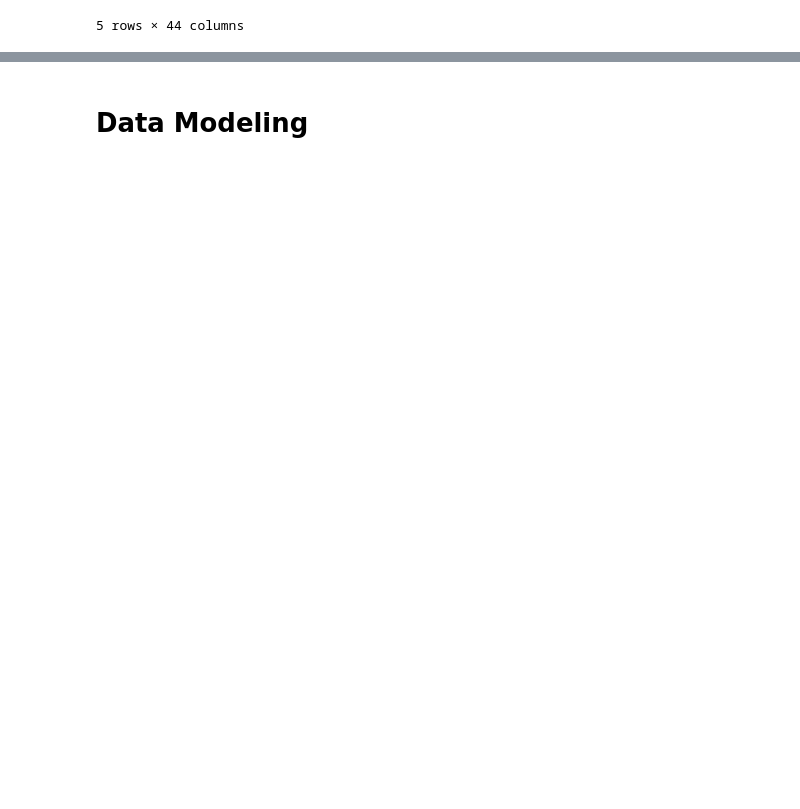
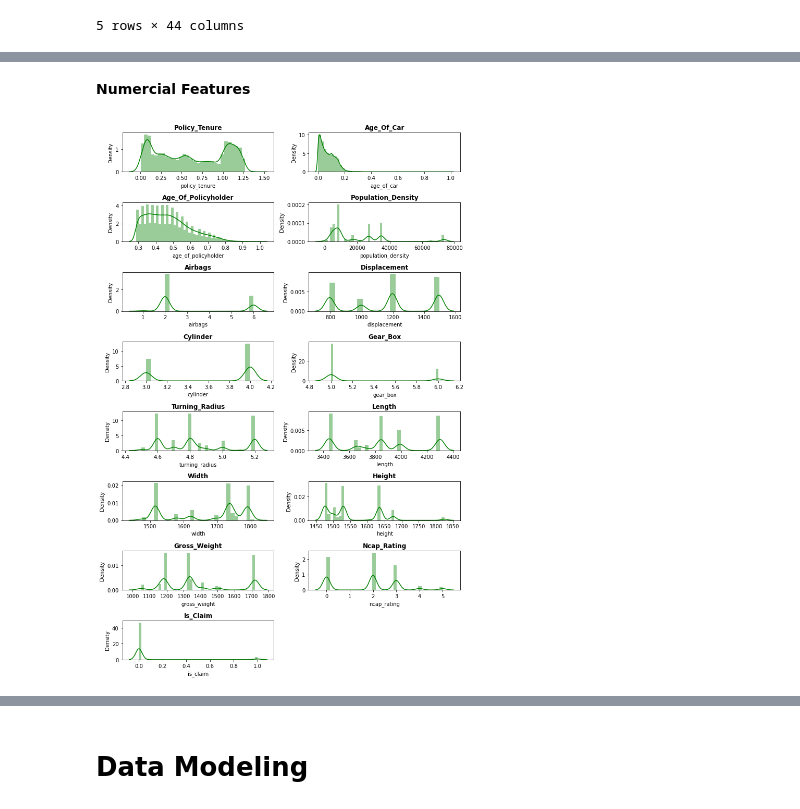
Before and after one commit to vikizzz/car_insurance_claim_prediction, a Jupyter notebook: Car Insurance Claim Prediction.ipynb, the cells around one changed output, grey strips where cells are left out. Drawn from its saved outputs; the diff is of its cells as text; code cells hidden in the pictures; blank space fills up the shorter version.

```diff
--- a/Car Insurance Claim Prediction.ipynb
+++ b/Car Insurance Claim Prediction.ipynb
@@ -67,0 +115,13 @@ Include cells that describe the steps in your data analysis.
+# %%
+#we need to drop some features that are not important for our analysis
+data = data.drop(columns=['policy_id',"area_cluster","make", "model"])
+# %%
+#categorical features
+categorical = data.select_dtypes(include =[np.object])
+print("Categorical Features in DataSet:",categorical.shape[1])
+print(categorical.columns)
+
+#numerical features
+numerical= data.select_dtypes(include =[np.float64,np.int64])
+print("Numerical Features in DataSet:",numerical.shape[1])
+print(numerical.columns)
@@ -67,0 +145,12 @@ Include cells that describe the steps in your data analysis.
+# %% [markdown]
+**Numercial Features**
+# %%
+target = [i for i in numerical.columns]
+plt.figure(figsize=(10,15))
+for n,column in enumerate(target):
+    plot=plt.subplot(8,2,n+1)
+    sns.distplot(data[column],color='green')
+    plt.title(f'{column.title()}',weight='bold')
+    plt.tight_layout()
+# %% [output]
+[figure, added]
```
Also changed, not shown: parts of 29 cells of this notebook.
